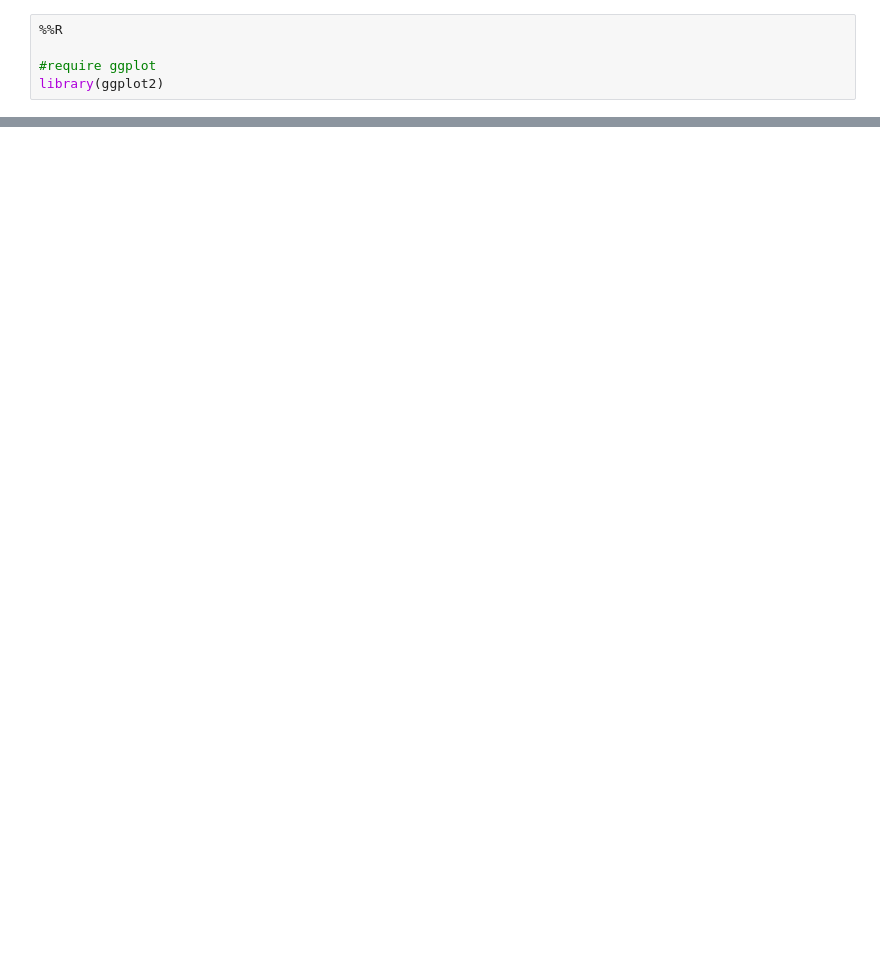
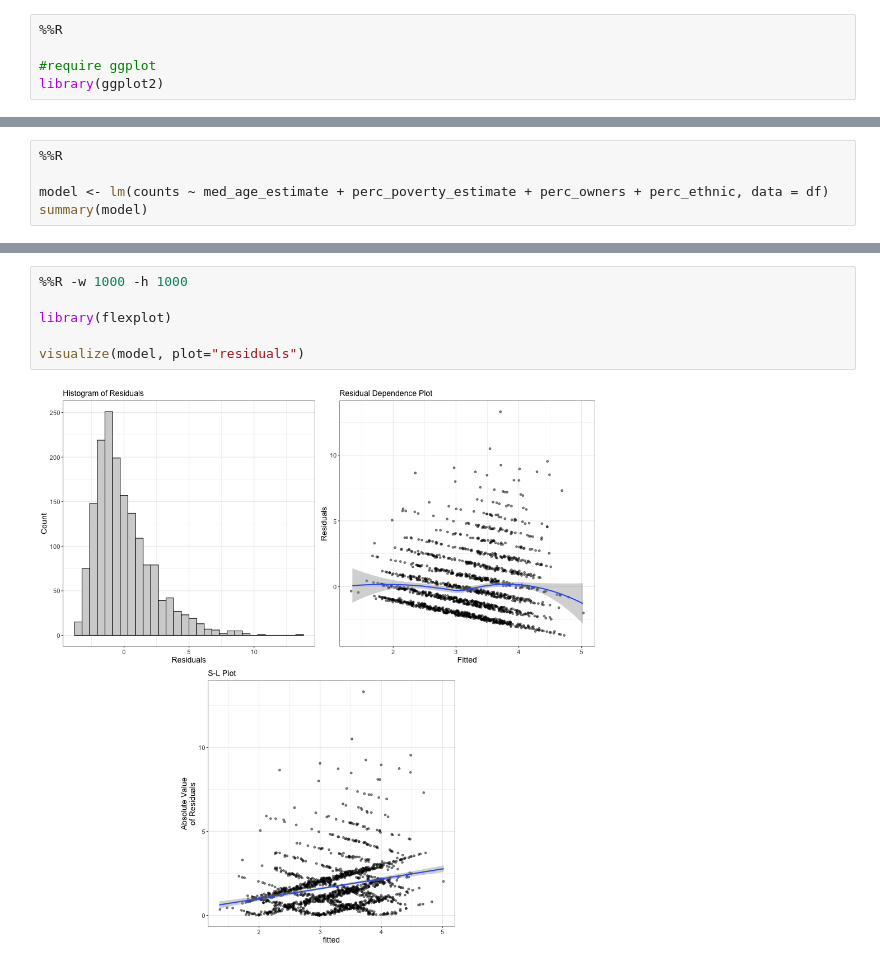
Before and after one commit to dlaiu/smoke-shops-regression, a Jupyter notebook: regression.ipynb, the cells around one changed output, grey strips where cells are left out. Saved outputs shown, nothing was run; the diff lists cells and outputs as text; blank space fills up the shorter version.

```diff
--- a/regression.ipynb
+++ b/regression.ipynb
@@ -348 +254,6 @@ ggplot(df, aes(x = perc_owners, y = counts)) + geom_point() + geom_smooth(method
 [figure]
+# %%
+%%R
+
+model <- lm(counts ~ med_age_estimate + perc_poverty_estimate + perc_owners + perc_ethnic, data = df)
+summary(model)
@@ -348,0 +278,8 @@ ggplot(df, aes(x = perc_owners, y = counts)) + geom_point() + geom_smooth(method
+# %%
+%%R -w 1000 -h 1000
+
+library(flexplot)
+
+visualize(model, plot="residuals")
+# %% [output]
+[figure, added]
```
Also changed, not shown: parts of 25 cells of this notebook.
